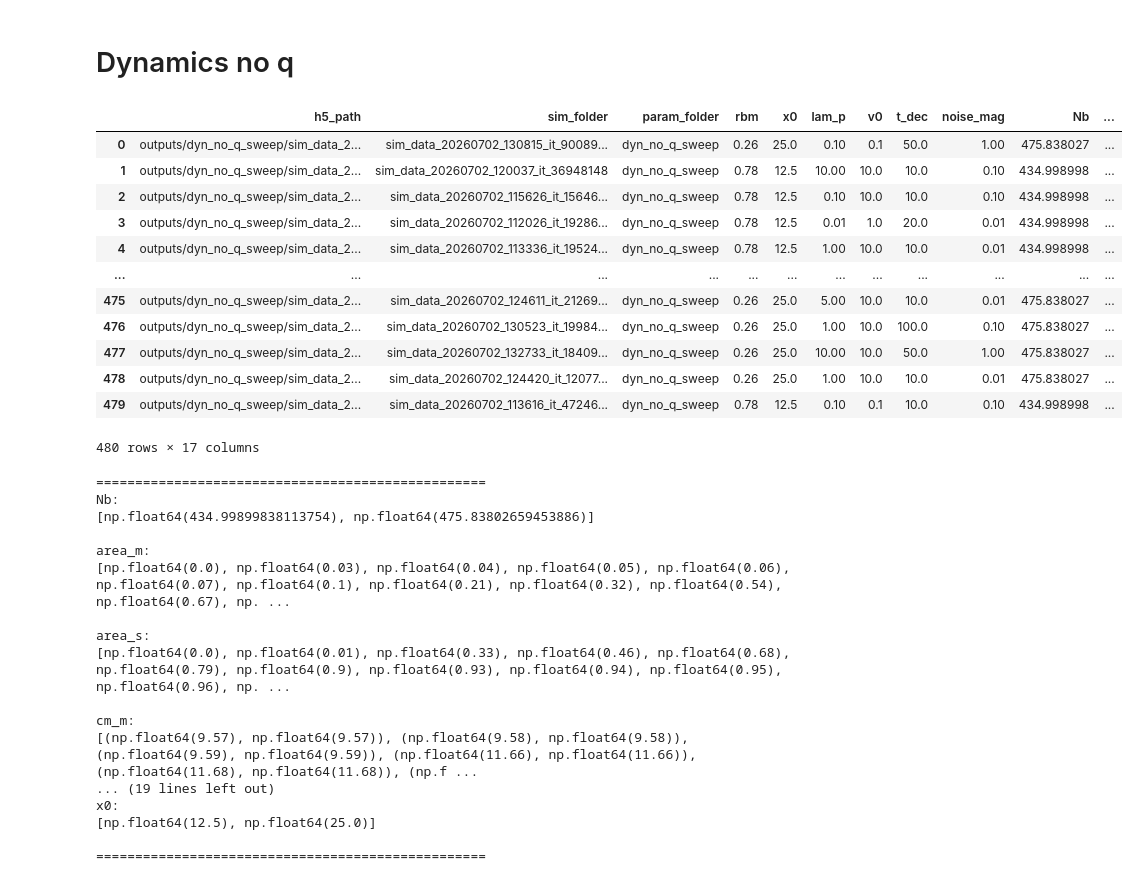
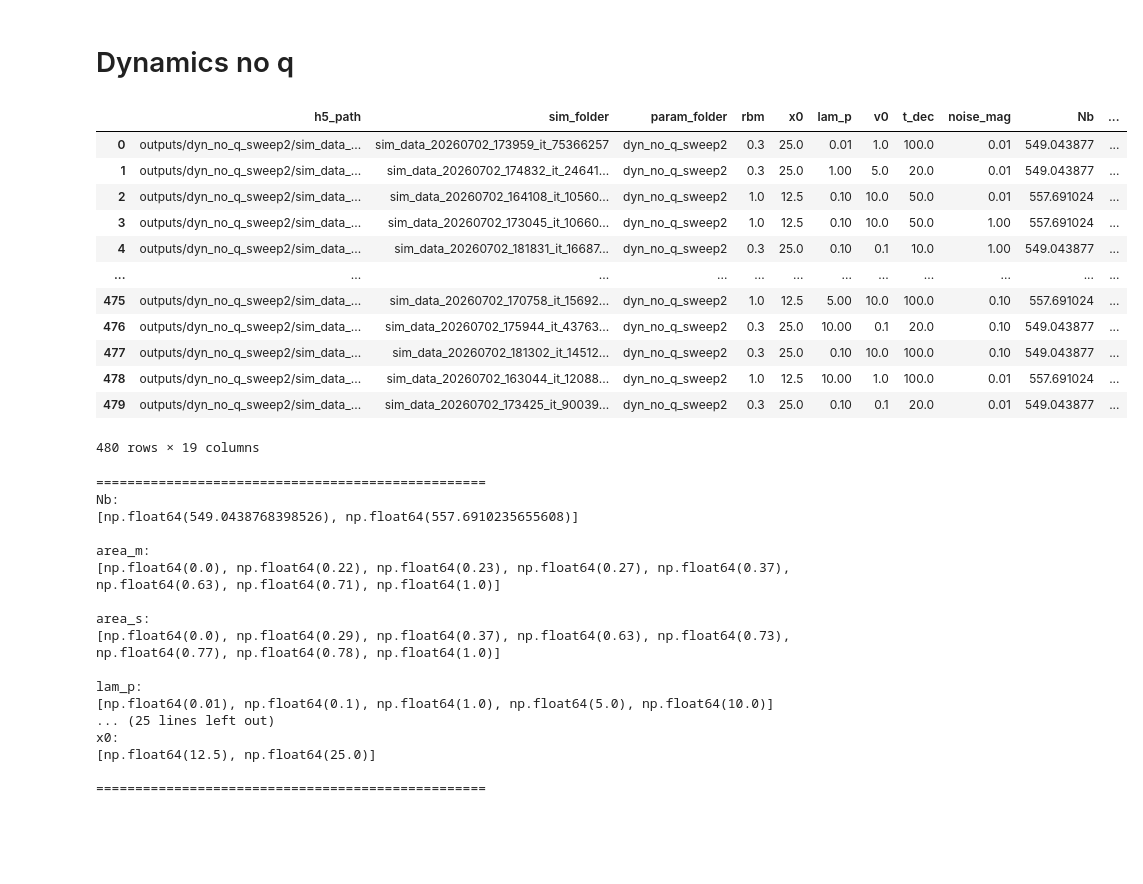
Before and after one commit to pvblop/Memory-Phase-Field-Models, a Jupyter notebook: equation_solver_gauss_dist/analysis_sweep.ipynb, the cells around one changed output. Saved outputs shown, nothing was run; the diff lists cells and outputs as text; code cells hidden in the pictures; blank space fills up the shorter version.

```diff
--- a/equation_solver_gauss_dist/analysis_sweep.ipynb
+++ b/equation_solver_gauss_dist/analysis_sweep.ipynb
@@ -156,13 +156,17 @@ def analyze_h5(h5_path, t=-1):
     ycm_s = np.round(np.mean(y * s) / np.mean(s), 2)
     area_m = np.round(np.mean(m), 2)
     area_s = np.round(np.mean(s), 2)
+    v = np.sqrt((xcm_m - xcm_s) ** 2 + (ycm_m - ycm_s) ** 2)
+    theta = 360 * np.arctan2(ycm_m - ycm_s, xcm_m - xcm_s) / (2 * np.pi)
 
     return {
         "Nb": Nb,
         "area_m": area_m,
         "area_s": area_s,
-        "cm_m": (xcm_m, ycm_m),
-        "cm_s": (xcm_s, ycm_s),
+        "m_cm": (xcm_m, ycm_m),
+        "s_cm": (xcm_s, ycm_s),
+        "v": v,
+        "theta": theta,
         "area_q": area_q,
         "max_psi": np.max(psi),
         "has_diff": np.any(psi > 0.9),
@@ -282,7 +286,7 @@ def print_available_parameters(df):
 
 
 
-def plot_binary_phase_scatter(df, x, y, fixed=None, ax=None):
+def plot_binary_phase_scatter(df, x, y, fixed=None, ax=None, color_by="area_m"):
     """
     Binary phase diagram using scatter points.
 
@@ -312,7 +316,7 @@ def plot_binary_phase_scatter(df, x, y, fixed=None, ax=None):
     # Differentiated
     from matplotlib.colors import LogNorm
 
-    cvals = d_true["area_psi"].values
+    cvals = d_true[color_by].values
 
     # avoid non-positive values for log scale by finding smallest positive value
     positive = cvals[cvals > 0]
@@ -348,7 +352,7 @@ def plot_binary_phase_scatter(df, x, y, fixed=None, ax=None):
 
 
     cbar = fig.colorbar(cm, ax=ax)
-    cbar.set_label("Area of psi")
+    cbar.set_label(color_by)
     if fixed is not None:
         title = ", ".join([f"{k}={v}" for k, v in fixed.items()])
         ax.set_title(title)
@@ -580,41 +473,41 @@ plt.savefig("phase_diagram_gauss_dpsi_30.png", dpi=300, bbox_inches="tight")
 # %% [markdown]
 # Dynamics no q
 # %%
-base_dir = "outputs/dyn_no_q_sweep"
+base_dir = "outputs/dyn_no_q_sweep2"
 
 params = ["rbm", "x0", "lam_p", "v0", "t_dec", "noise_mag"]
 
 df = scan(base_dir, params=params)
 display(df)
 
 print_available_parameters(df)
 # %% [output]
 |  | h5_path | sim_folder | param_folder | rbm | x0 | lam_p | v0 | t_dec | noise_mag | Nb | ... |
-| 0 | outputs/dyn_no_q_sweep/sim_data_2... | sim_data_20260702_130815_it_90089... | dyn_no_q_sweep | 0.26 | 25.0 | 0.10 | 0.1 | 50.0 | 1.00 | 475.838027 | ... |
-| 1 | outputs/dyn_no_q_sweep/sim_data_2... | sim_data_20260702_120037_it_36948148 | dyn_no_q_sweep | 0.78 | 12.5 | 10.00 | 10.0 | 10.0 | 0.10 | 434.998998 | ... |
-| 2 | outputs/dyn_no_q_sweep/sim_data_2... | sim_data_20260702_115626_it_15646... | dyn_no_q_sweep | 0.78 | 12.5 | 0.10 | 10.0 | 10.0 | 0.10 | 434.998998 | ... |
-| 3 | outputs/dyn_no_q_sweep/sim_data_2... | sim_data_20260702_112026_it_19286... | dyn_no_q_sweep | 0.78 | 12.5 | 0.01 | 1.0 | 20.0 | 0.01 | 434.998998 | ... |
-| 4 | outputs/dyn_no_q_sweep/sim_data_2... | sim_data_20260702_113336_it_19524... | dyn_no_q_sweep | 0.78 | 12.5 | 1.00 | 10.0 | 10.0 | 0.01 | 434.998998 | ... |
+| 0 | outputs/dyn_no_q_sweep2/sim_data_... | sim_data_20260702_173959_it_75366257 | dyn_no_q_sweep2 | 0.3 | 25.0 | 0.01 | 1.0 | 100.0 | 0.01 | 549.043877 | ... |
+| 1 | outputs/dyn_no_q_sweep2/sim_data_... | sim_data_20260702_174832_it_24641... | dyn_no_q_sweep2 | 0.3 | 25.0 | 1.00 | 5.0 | 20.0 | 0.01 | 549.043877 | ... |
+| 2 | outputs/dyn_no_q_sweep2/sim_data_... | sim_data_20260702_164108_it_10560... | dyn_no_q_sweep2 | 1.0 | 12.5 | 0.10 | 10.0 | 50.0 | 0.01 | 557.691024 | ... |
+| 3 | outputs/dyn_no_q_sweep2/sim_data_... | sim_data_20260702_173045_it_10660... | dyn_no_q_sweep2 | 1.0 | 12.5 | 0.10 | 10.0 | 50.0 | 1.00 | 557.691024 | ... |
+| 4 | outputs/dyn_no_q_sweep2/sim_data_... | sim_data_20260702_181831_it_16687... | dyn_no_q_sweep2 | 0.3 | 25.0 | 0.10 | 0.1 | 10.0 | 1.00 | 549.043877 | ... |
 | ... | ... | ... | ... | ... | ... | ... | ... | ... | ... | ... | ... |
-| 475 | outputs/dyn_no_q_sweep/sim_data_2... | sim_data_20260702_124611_it_21269... | dyn_no_q_sweep | 0.26 | 25.0 | 5.00 | 10.0 | 10.0 | 0.01 | 475.838027 | ... |
-| 476 | outputs/dyn_no_q_sweep/sim_data_2... | sim_data_20260702_130523_it_19984... | dyn_no_q_sweep | 0.26 | 25.0 | 1.00 | 10.0 | 100.0 | 0.10 | 475.838027 | ... |
-| 477 | outputs/dyn_no_q_sweep/sim_data_2... | sim_data_20260702_132733_it_18409... | dyn_no_q_sweep | 0.26 | 25.0 | 10.00 | 10.0 | 50.0 | 1.00 | 475.838027 | ... |
-| 478 | outputs/dyn_no_q_sweep/sim_data_2... | sim_data_20260702_124420_it_12077... | dyn_no_q_sweep | 0.26 | 25.0 | 1.00 | 10.0 | 10.0 | 0.01 | 475.838027 | ... |
-| 479 | outputs/dyn_no_q_sweep/sim_data_2... | sim_data_20260702_113616_it_47246... | dyn_no_q_sweep | 0.78 | 12.5 | 0.10 | 0.1 | 10.0 | 0.10 | 434.998998 | ... |
+| 475 | outputs/dyn_no_q_sweep2/sim_data_... | sim_data_20260702_170758_it_15692... | dyn_no_q_sweep2 | 1.0 | 12.5 | 5.00 | 10.0 | 100.0 | 0.10 | 557.691024 | ... |
+| 476 | outputs/dyn_no_q_sweep2/sim_data_... | sim_data_20260702_175944_it_43763... | dyn_no_q_sweep2 | 0.3 | 25.0 | 10.00 | 0.1 | 20.0 | 0.10 | 549.043877 | ... |
+| 477 | outputs/dyn_no_q_sweep2/sim_data_... | sim_data_20260702_181302_it_14512... | dyn_no_q_sweep2 | 0.3 | 25.0 | 0.10 | 10.0 | 100.0 | 0.10 | 549.043877 | ... |
+| 478 | outputs/dyn_no_q_sweep2/sim_data_... | sim_data_20260702_163044_it_12088... | dyn_no_q_sweep2 | 1.0 | 12.5 | 10.00 | 1.0 | 100.0 | 0.01 | 557.691024 | ... |
+| 479 | outputs/dyn_no_q_sweep2/sim_data_... | sim_data_20260702_173425_it_90039... | dyn_no_q_sweep2 | 0.3 | 25.0 | 0.10 | 0.1 | 20.0 | 0.01 | 549.043877 | ... |
-480 rows × 17 columns
+480 rows × 19 columns
 ==================================================
 Nb:
-[np.float64(434.99899838113754), np.float64(475.83802659453886)]
+[np.float64(549.0438768398526), np.float64(557.6910235655608)]
 
 area_m:
-[np.float64(0.0), np.float64(0.03), np.float64(0.04), np.float64(0.05), np.float64(0.06), np.float64(0.07), np.float64(0.1), np.float64(0.21), np.float64(0.32), np.float64(0.54), np.float64(0.67), np. ...
+[np.float64(0.0), np.float64(0.22), np.float64(0.23), np.float64(0.27), np.float64(0.37), np.float64(0.63), np.float64(0.71), np.float64(1.0)]
 
 area_s:
-[np.float64(0.0), np.float64(0.01), np.float64(0.33), np.float64(0.46), np.float64(0.68), np.float64(0.79), np.float64(0.9), np.float64(0.93), np.float64(0.94), np.float64(0.95), np.float64(0.96), np. ...
+[np.float64(0.0), np.float64(0.29), np.float64(0.37), np.float64(0.63), np.float64(0.73), np.float64(0.77), np.float64(0.78), np.float64(1.0)]
 
-cm_m:
-[(np.float64(9.57), np.float64(9.57)), (np.float64(9.58), np.float64(9.58)), (np.float64(9.59), np.float64(9.59)), (np.float64(11.66), np.float64(11.66)), (np.float64(11.68), np.float64(11.68)), (np.f ...
-... (19 lines left out)
+lam_p:
+[np.float64(0.01), np.float64(0.1), np.float64(1.0), np.float64(5.0), np.float64(10.0)]
+... (25 lines left out)
 x0:
 [np.float64(12.5), np.float64(25.0)]
 
```
Also changed, not shown: parts of 3 cells of this notebook, 7 other files.
